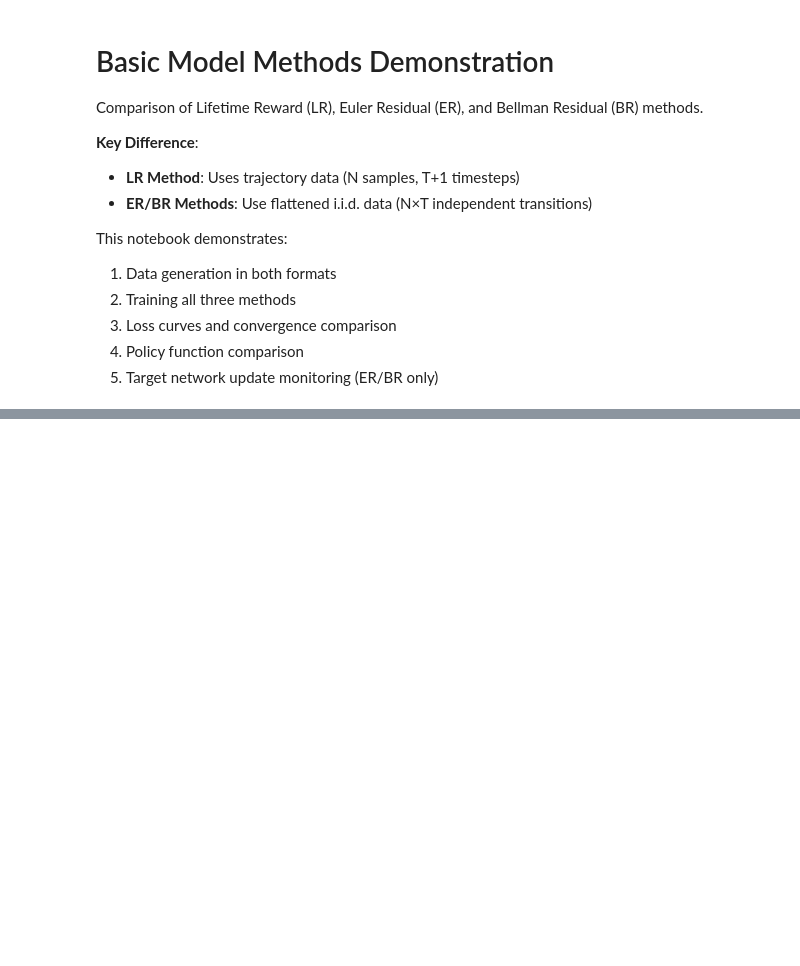
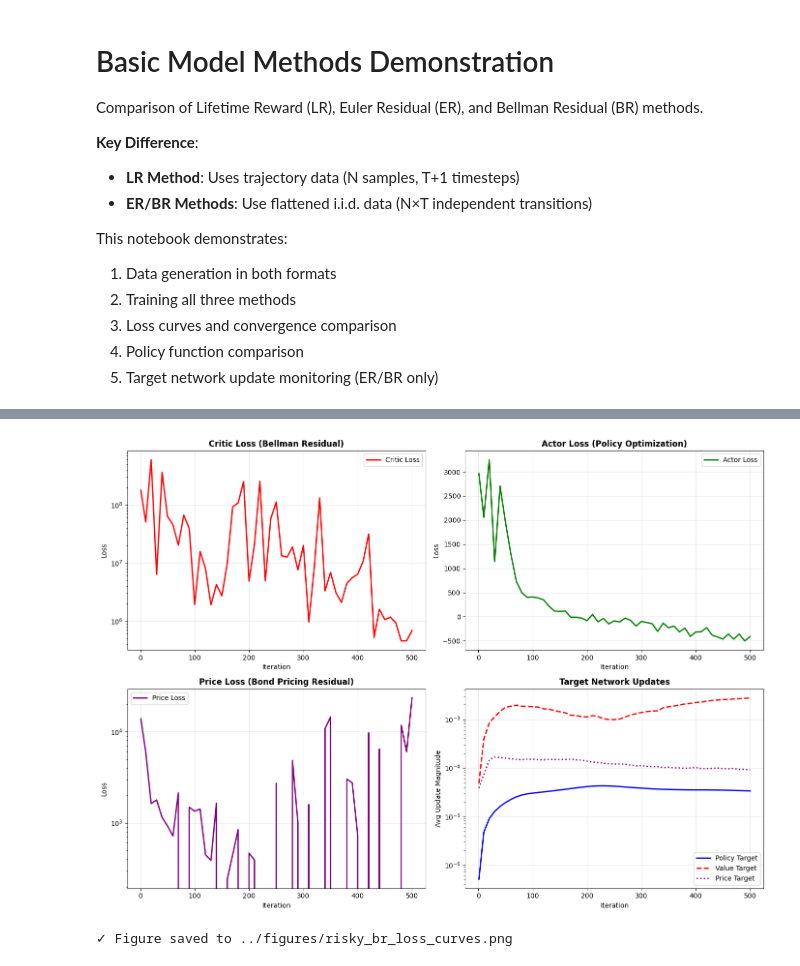
Before and after one commit to zhaoxuanwang/deep-learning-corp-finance, a Jupyter notebook: report/basic_methods_demo.ipynb, the cells around one changed output, grey strips where cells are left out. Saved outputs shown, nothing was run; the diff lists cells and outputs as text; code cells hidden in the pictures; blank space fills up the shorter version.

```diff
--- a/report/basic_methods_demo.ipynb
+++ b/report/basic_methods_demo.ipynb
@@ -562,0 +775,79 @@ plt.show()
+# %%
+# Risky Debt BR: Loss Curves Visualization
+
+fig, axes = plt.subplots(2, 2, figsize=(14, 10))
+iter_risky = result_risky_br['history']['iteration']
+
+# 1. Critic Loss (Bellman Residual)
+axes[0, 0].plot(iter_risky, result_risky_br['history']['loss_critic'],
+                color='red', linewidth=2, label='Critic Loss')
+axes[0, 0].set_title('Critic Loss (Bellman Residual)', fontsize=12, fontweight='bold')
+axes[0, 0].set_xlabel('Iteration')
+axes[0, 0].set_ylabel('Loss')
+axes[0, 0].set_yscale('log')
+axes[0, 0].grid(True, alpha=0.3)
+axes[0, 0].legend()
+
+# 2. Actor Loss (Policy Gradient)
+axes[0, 1].plot(iter_risky, result_risky_br['history']['loss_actor'],
+                color='green', linewidth=2, label='Actor Loss')
+axes[0, 1].set_title('Actor Loss (Policy Optimization)', fontsize=12, fontweight='bold')
+axes[0, 1].set_xlabel('Iteration')
+axes[0, 1].set_ylabel('Loss')
+axes[0, 1].grid(True, alpha=0.3)
+axes[0, 1].legend()
+
+# 3. Price Loss (Bond Pricing Residual)
+axes[1, 0].plot(iter_risky, result_risky_br['history']['loss_price'],
+                color='purple', linewidth=2, label='Price Loss')
+axes[1, 0].set_title('Price Loss (Bond Pricing Residual)', fontsize=12, fontweight='bold')
+axes[1, 0].set_xlabel('Iteration')
+axes[1, 0].set_ylabel('Loss')
+axes[1, 0].set_yscale('log')
+axes[1, 0].grid(True, alpha=0.3)
+axes[1, 0].legend()
+
+# 4. Target Network Updates (if available)
+has_target_data = ('target_policy_update' in result_risky_br['history'] and
+                   'target_value_update' in result_risky_br['history'])
+
+if has_target_data:
+    axes[1, 1].plot(iter_risky, result_risky_br['history']['target_policy_update'],
+                    label='Policy Target', color='blue', linewidth=2)
+    axes[1, 1].plot(iter_risky, result_risky_br['history']['target_value_update'],
+                    label='Value Target', color='red', linewidth=2, linestyle='--')
+    if 'target_price_update' in result_risky_br['history']:
+        axes[1, 1].plot(iter_risky, result_risky_br['history']['target_price_update'],
+                        label='Price Target', color='purple', linewidth=2, linestyle=':')
+    axes[1, 1].set_title('Target Network Updates', fontsize=12, fontweight='bold')
+    axes[1, 1].set_xlabel('Iteration')
+    axes[1, 1].set_ylabel('Avg Update Magnitude')
+    axes[1, 1].set_yscale('log')
+    axes[1, 1].legend()
+    axes[1, 1].grid(True, alpha=0.3)
+else:
+    # Summary stats instead
+    axes[1, 1].axis('off')
+    summary_text = (
+        f"Risky Debt BR Summary\n"
+        f"{'='*30}\n\n"
+        f"Final Critic Loss: {result_risky_br['history']['loss_critic'][-1]:.4f}\n"
+        f"Final Actor Loss:  {result_risky_br['history']['loss_actor'][-1]:.4f}\n"
+        f"Final Price Loss:  {result_risky_br['history']['loss_price'][-1]:.4f}\n\n"
+        f"Iterations: {len(iter_risky) * opt_config_risky.log_every}\n"
+        f"Batch Size: {opt_config_risky.batch_size}\n"
+        f"Critic Steps: {method_config_risky_br.n_critic}\n"
+        f"Polyak τ: {method_config_risky_br.polyak_tau}"
+    )
+    axes[1, 1].text(0.1, 0.5, summary_text, transform=axes[1, 1].transAxes,
+                    fontsize=11, verticalalignment='center', fontfamily='monospace',
+                    bbox=dict(boxstyle='round', facecolor='wheat', alpha=0.5))
+
+plt.tight_layout()
+plt.savefig("../figures/risky_br_loss_curves.png", dpi=150, bbox_inches='tight')
+plt.show()
+
+print("Figure saved to ../figures/risky_br_loss_curves.png")
+# %% [output]
+[figure, added]
+✓ Figure saved to ../figures/risky_br_loss_curves.png
```
Also changed, not shown: parts of 17 cells of this notebook, 30 other files.
